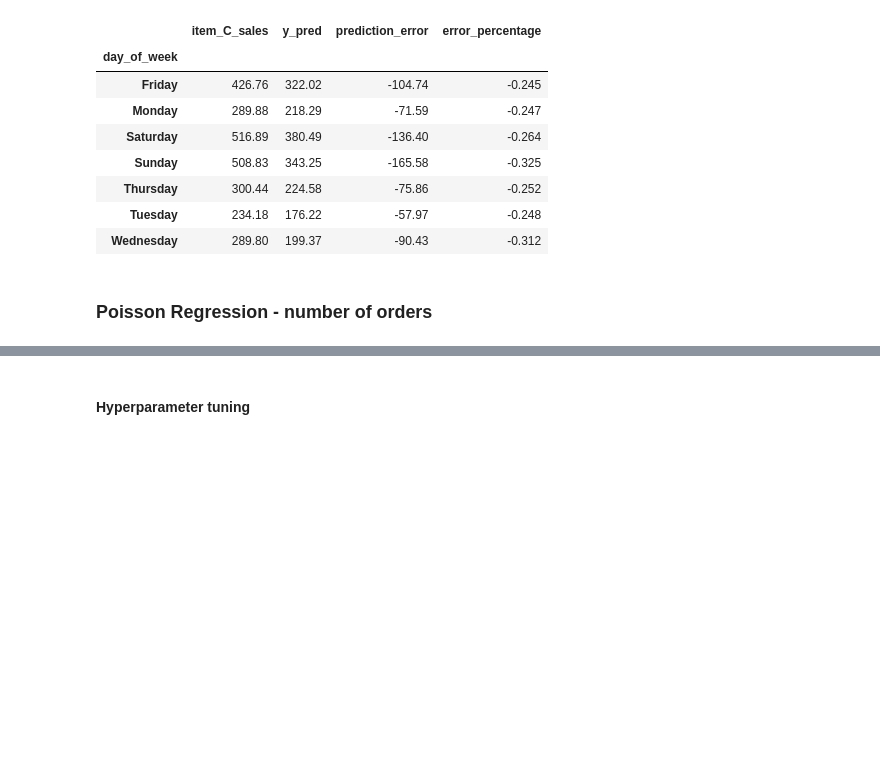
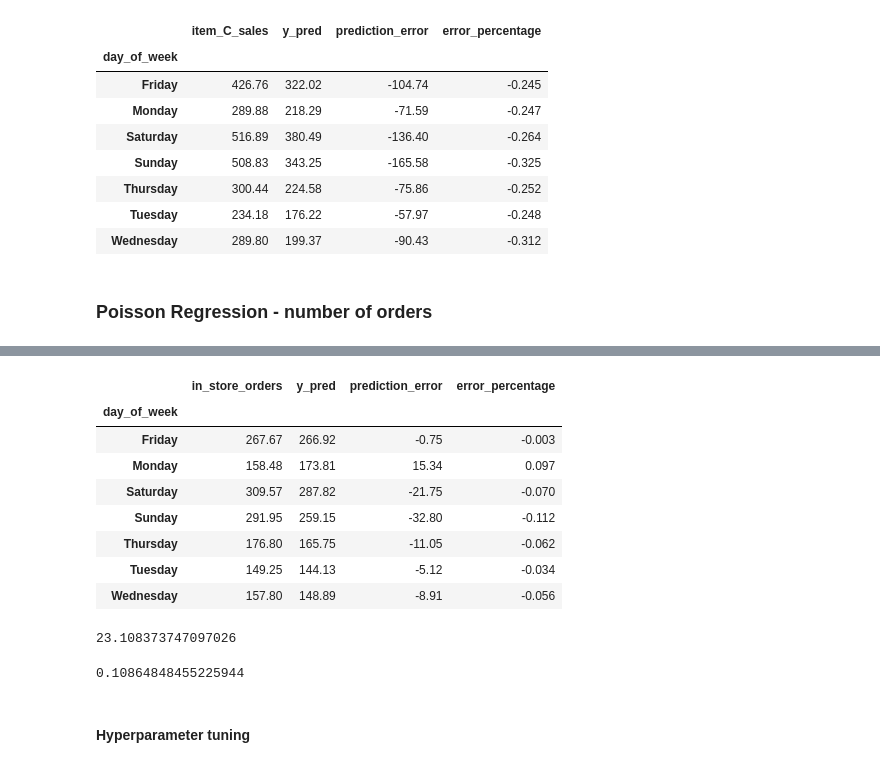
Before and after one commit to awlh18/SweetPulse, a Jupyter notebook: notebooks/prediction.ipynb, the cells around one changed output, grey strips where cells are left out. Saved outputs shown, nothing was run; the diff lists cells and outputs as text; code cells hidden in the pictures; blank space fills up the shorter version.

```diff
--- a/notebooks/prediction.ipynb
+++ b/notebooks/prediction.ipynb
@@ -608,3 +620,12 @@ mae_grouped_df
 | Wednesday | 289.80 | 199.37 | -90.43 | -0.312 |
 # %% [markdown]
 ### Poisson Regression - number of orders
+# %%
+train_df = pd.read_csv('../data/modelling/train.csv', index_col=0, parse_dates=True)
+test_df = pd.read_csv('../data/modelling/test.csv', index_col=0, parse_dates=True)
+
+X_train_pois = train_df.drop(columns=['in_store_orders'])
+y_train_pois = train_df['in_store_orders']
+
+X_test_pois = test_df.drop(columns=['in_store_orders'])
+y_test_pois = test_df['in_store_orders']
@@ -611,3 +708,29 @@ mae_grouped_df
+# %%
+pred_results = test_df.copy()
+pred_results['y_pred'] = y_pred_pois
+pred_results['prediction_error'] = pred_results['y_pred'] - pred_results['in_store_orders']
+
+mae_grouped_df = pred_results.groupby('day_of_week')[['in_store_orders', 'y_pred', 'prediction_error']].mean().round(2)
+mae_grouped_df['error_percentage'] = (mae_grouped_df['prediction_error'] / mae_grouped_df['in_store_orders']).round(3)
+mae_grouped_df
+# %% [output]
+|  | in_store_orders | y_pred | prediction_error | error_percentage |
+| day_of_week |  |  |  |  |
+| Friday | 267.67 | 266.92 | -0.75 | -0.003 |
+| Monday | 158.48 | 173.81 | 15.34 | 0.097 |
+| Saturday | 309.57 | 287.82 | -21.75 | -0.070 |
+| Sunday | 291.95 | 259.15 | -32.80 | -0.112 |
+| Thursday | 176.80 | 165.75 | -11.05 | -0.062 |
+| Tuesday | 149.25 | 144.13 | -5.12 | -0.034 |
+| Wednesday | 157.80 | 148.89 | -8.91 | -0.056 |
+# %%
+mean_absolute_error(y_test_pois, y_pred_pois)
+# %% [output]
+23.108373747097026
+# %%
+mean_absolute_error(y_test_pois, y_pred_pois) / np.mean(y_test_pois)
+# %% [output]
+0.10864848455225944
 # %% [markdown]
 #### Hyperparameter tuning
 # %% [markdown]
```
Also changed, not shown: parts of 10 cells of this notebook.
